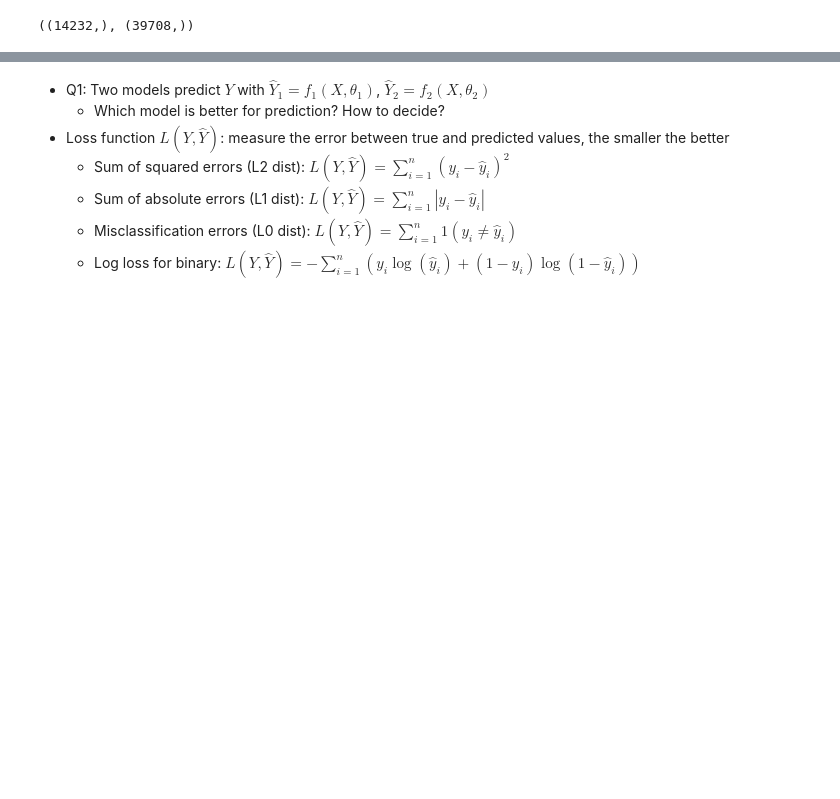
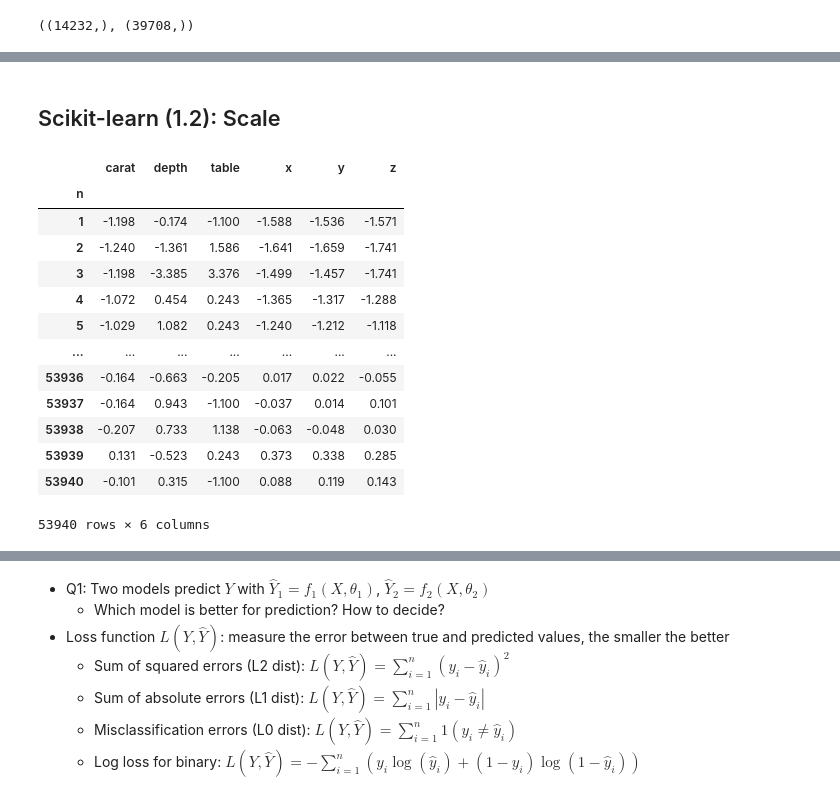
Before and after one commit to founderfan/Data-Open-Lecture, a Jupyter notebook: PyDataLecture5_Scikit-learn.ipynb, the cells around one changed output, grey strips where cells are left out. Saved outputs shown, nothing was run; the diff lists cells and outputs as text; code cells hidden in the pictures; blank space fills up the shorter version.

```diff
--- a/PyDataLecture5_Scikit-learn.ipynb
+++ b/PyDataLecture5_Scikit-learn.ipynb
@@ -50,8 +51,11 @@ Reference: [Scikit-learn official site](http://scikit-learn.org/stable/)
 import numpy as np
 import pandas as pd
 import matplotlib.pyplot as plt
+from sklearn import preprocessing
+
+%matplotlib inline
 
 np.set_printoptions(precision = 3)
 pd.set_option('precision', 3)
-%matplotlib notebook
-%cd ~/Stat
+pd.set_option('display.max_rows', 10)
+pd.set_option('display.max_columns', 100)
@@ -78,0 +104,4 @@ ir_unlab.shape, ir_lab.shape
+# %%
+# Numeric variable
+X_num = X.select_dtypes(np.number)
+X_num.head()
@@ -78,0 +140,20 @@ ir_unlab.shape, ir_lab.shape
+# %% [markdown]
+## Scikit-learn (1.2): Scale
+# %%
+# Scale using a DataFrame way
+(X_num - X_num.mean()) / X_num.std()
+# %% [output]
+|  | carat | depth | table | x | y | z |
+| n |  |  |  |  |  |  |
+| 1 | -1.198 | -0.174 | -1.100 | -1.588 | -1.536 | -1.571 |
+| 2 | -1.240 | -1.361 | 1.586 | -1.641 | -1.659 | -1.741 |
+| 3 | -1.198 | -3.385 | 3.376 | -1.499 | -1.457 | -1.741 |
+| 4 | -1.072 | 0.454 | 0.243 | -1.365 | -1.317 | -1.288 |
+| 5 | -1.029 | 1.082 | 0.243 | -1.240 | -1.212 | -1.118 |
+| ... | ... | ... | ... | ... | ... | ... |
+| 53936 | -0.164 | -0.663 | -0.205 | 0.017 | 0.022 | -0.055 |
+| 53937 | -0.164 | 0.943 | -1.100 | -0.037 | 0.014 | 0.101 |
+| 53938 | -0.207 | 0.733 | 1.138 | -0.063 | -0.048 | 0.030 |
+| 53939 | 0.131 | -0.523 | 0.243 | 0.373 | 0.338 | 0.285 |
+| 53940 | -0.101 | 0.315 | -1.100 | 0.088 | 0.119 | 0.143 |
+53940 rows × 6 columns
```
Also changed, not shown: parts of 98 cells of this notebook, 2 other files.
